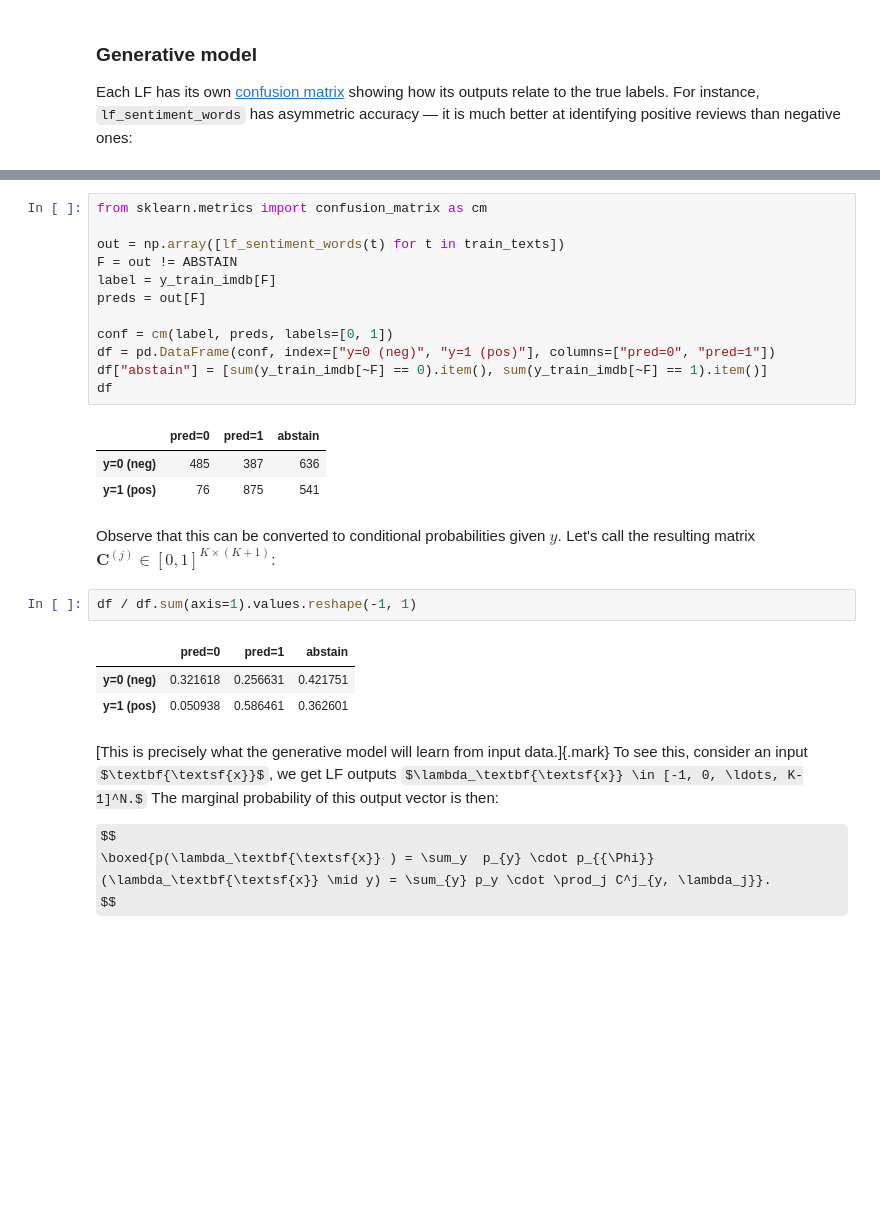
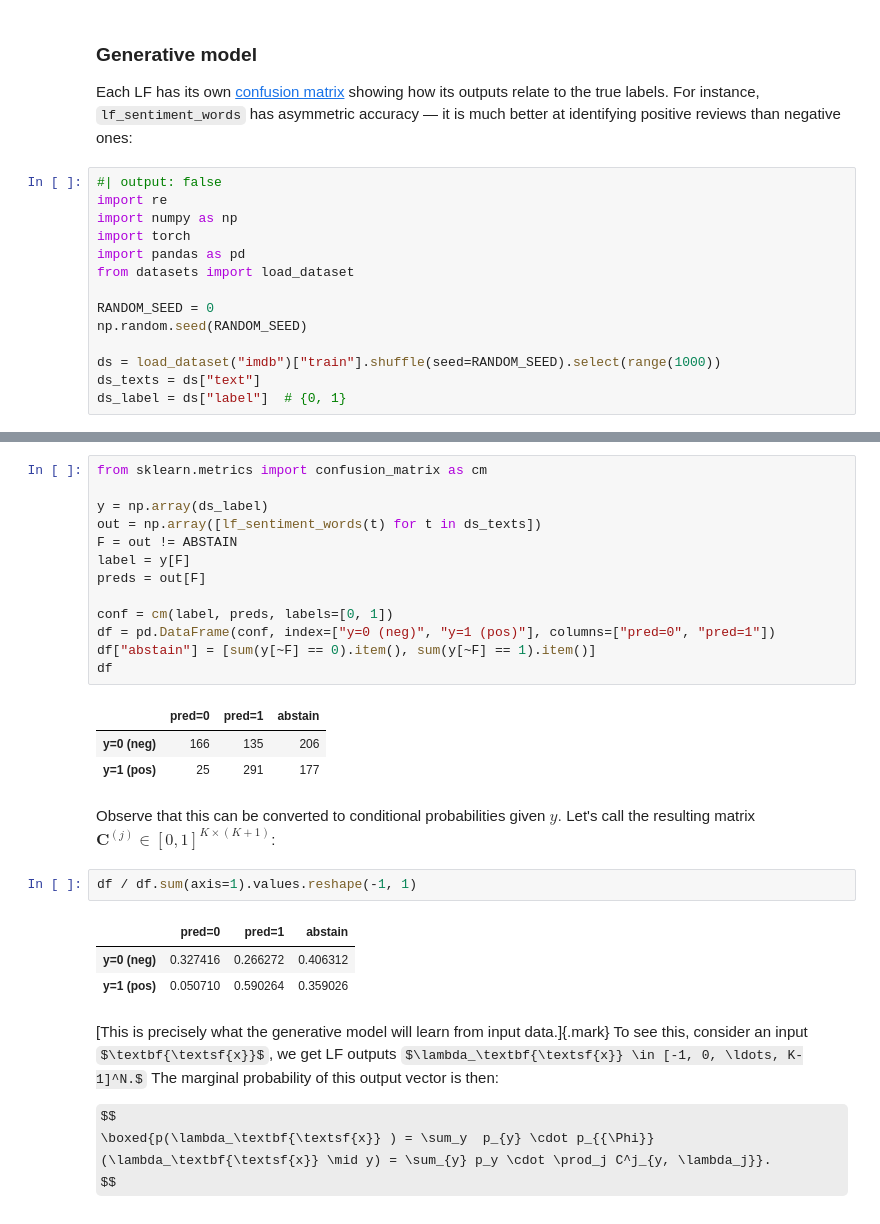
Before and after one commit to particle1331/ai-notebooks, a Jupyter notebook: notebooks/tooling/10-weak-supervision.ipynb, the cells around one changed output, grey strips where cells are left out. Saved outputs shown, nothing was run; the diff lists cells and outputs as text; some formulas as TeX source; blank space fills up the shorter version.

```diff
--- a/notebooks/tooling/10-weak-supervision.ipynb
+++ b/notebooks/tooling/10-weak-supervision.ipynb
@@ -189,3 +165,17 @@ Each combination of $N$ LF outputs defines one of $3^N$ patterns, and the genera
 ### Generative model
 
 Each LF has its own [confusion matrix](https://scikit-learn.org/stable/auto_examples/model_selection/plot_confusion_matrix.html) showing how its outputs relate to the true labels. For instance, `lf_sentiment_words` has asymmetric accuracy — it is much better at identifying positive reviews than negative ones:
+# %%
+#| output: false
+import re
+import numpy as np
+import torch
+import pandas as pd
+from datasets import load_dataset
+
+RANDOM_SEED = 0
+np.random.seed(RANDOM_SEED)
+
+ds = load_dataset("imdb")["train"].shuffle(seed=RANDOM_SEED).select(range(1000))
+ds_texts = ds["text"]
+ds_label = ds["label"]  # {0, 1}
@@ -192,27 +184,28 @@ Each LF has its own [confusion matrix](https://scikit-learn.org/stable/auto_exam
 # %%
 from sklearn.metrics import confusion_matrix as cm
 
-out = np.array([lf_sentiment_words(t) for t in train_texts])
+y = np.array(ds_label)
+out = np.array([lf_sentiment_words(t) for t in ds_texts])
 F = out != ABSTAIN
-label = y_train_imdb[F]
+label = y[F]
 preds = out[F]
 
 conf = cm(label, preds, labels=[0, 1])
 df = pd.DataFrame(conf, index=["y=0 (neg)", "y=1 (pos)"], columns=["pred=0", "pred=1"])
-df["abstain"] = [sum(y_train_imdb[~F] == 0).item(), sum(y_train_imdb[~F] == 1).item()]
+df["abstain"] = [sum(y[~F] == 0).item(), sum(y[~F] == 1).item()]
 df
 # %% [output]
 |  | pred=0 | pred=1 | abstain |
-| y=0 (neg) | 485 | 387 | 636 |
-| y=1 (pos) | 76 | 875 | 541 |
+| y=0 (neg) | 166 | 135 | 206 |
+| y=1 (pos) | 25 | 291 | 177 |
 # %% [markdown]
 Observe that this can be converted to conditional probabilities given $y.$ Let's call the resulting matrix $\mathbf{C}^{(j)} \in [0, 1]^{K \times (K + 1)}$:
 # %%
 df / df.sum(axis=1).values.reshape(-1, 1)
 # %% [output]
 |  | pred=0 | pred=1 | abstain |
-| y=0 (neg) | 0.321618 | 0.256631 | 0.421751 |
-| y=1 (pos) | 0.050938 | 0.586461 | 0.362601 |
+| y=0 (neg) | 0.327416 | 0.266272 | 0.406312 |
+| y=1 (pos) | 0.050710 | 0.590264 | 0.359026 |
 # %% [markdown]
 [This is precisely what the generative model will learn from input data.]{.mark} To see this, consider an input $\textbf{\textsf{x}}$, we get LF outputs $\lambda_\textbf{\textsf{x}} \in [-1, 0, \ldots, K-1]^N.$ The marginal probability of this output vector is then:
 
```
Also changed, not shown: parts of 47 cells of this notebook.
